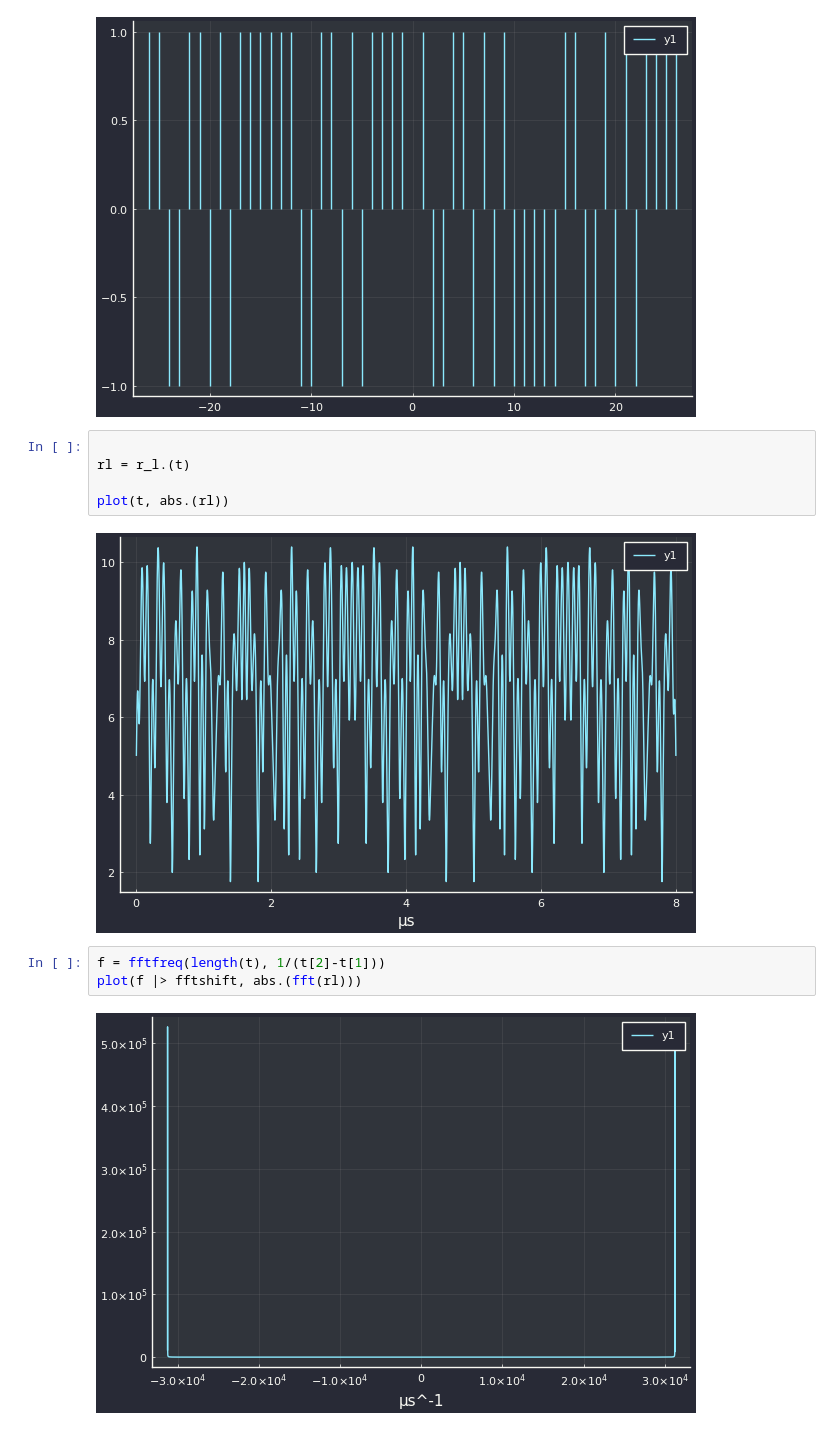
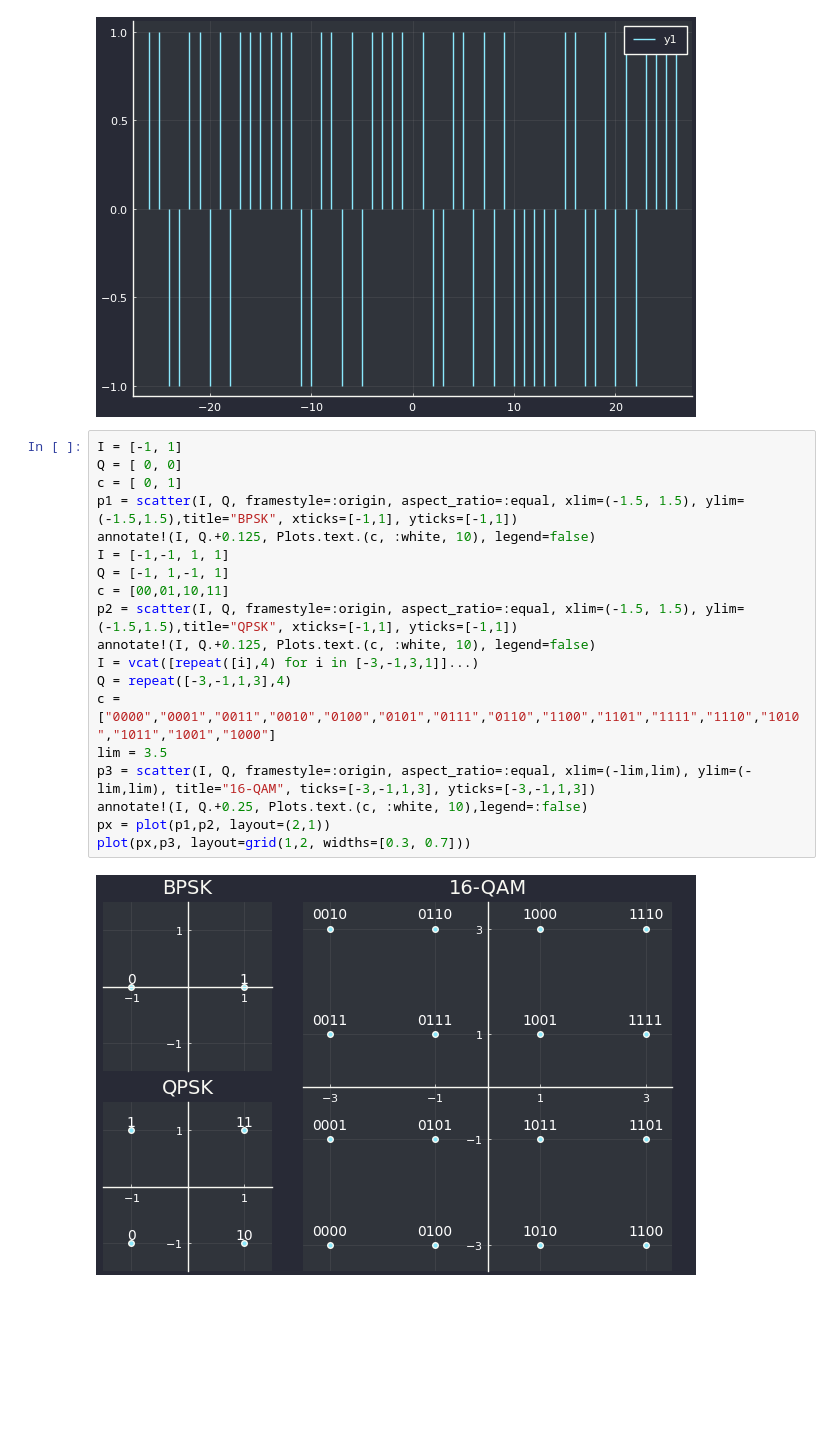
Before and after one commit to Matrsz/OFDM-Det-Sync, a Jupyter notebook: Tests.ipynb, the cells around one changed output. Saved outputs shown, nothing was run; the diff lists cells and outputs as text; blank space fills up the shorter version.

```diff
--- a/Tests.ipynb
+++ b/Tests.ipynb
@@ -89,15 +94,24 @@ plot(f |> fftshift, abs.(fft(rl))./maximum(abs.(fft(rl)))|>fftshift, xlim=(-20u"
 plot(L, line=:stem)
 # %% [output]
 [figure]
-# %%
-
-rl = r_l.(t)
-
-plot(t, abs.(rl))
-# %% [output]
-[figure, removed]
-# %%
-f = fftfreq(length(t), 1/(t[2]-t[1]))
-plot(f |> fftshift, abs.(fft(rl)))
-# %% [output]
-[figure, removed]
+# %%
+I = [-1, 1]
+Q = [ 0, 0]
+c = [ 0, 1]
+p1 = scatter(I, Q, framestyle=:origin, aspect_ratio=:equal, xlim=(-1.5, 1.5), ylim=(-1.5,1.5),title="BPSK", xticks=[-1,1], yticks=[-1,1])
+annotate!(I, Q.+0.125, Plots.text.(c, :white, 10), legend=false)
+I = [-1,-1, 1, 1]
+Q = [-1, 1,-1, 1]
+c = [00,01,10,11]
+p2 = scatter(I, Q, framestyle=:origin, aspect_ratio=:equal, xlim=(-1.5, 1.5), ylim=(-1.5,1.5),title="QPSK", xticks=[-1,1], yticks=[-1,1])
+annotate!(I, Q.+0.125, Plots.text.(c, :white, 10), legend=false)
+I = vcat([repeat([i],4) for i in [-3,-1,3,1]]...)
+Q = repeat([-3,-1,1,3],4)
+c = ["0000","0001","0011","0010","0100","0101","0111","0110","1100","1101","1111","1110","1010","1011","1001","1000"]
+lim = 3.5
+p3 = scatter(I, Q, framestyle=:origin, aspect_ratio=:equal, xlim=(-lim,lim), ylim=(-lim,lim), title="16-QAM", ticks=[-3,-1,1,3], yticks=[-3,-1,1,3])
+annotate!(I, Q.+0.25, Plots.text.(c, :white, 10),legend=:false)
+px = plot(p1,p2, layout=(2,1))
+plot(px,p3, layout=grid(1,2, widths=[0.3, 0.7]))
+# %% [output]
+[figure, added]
```
Also changed, not shown: parts of 14 cells of this notebook, 5 other files.
